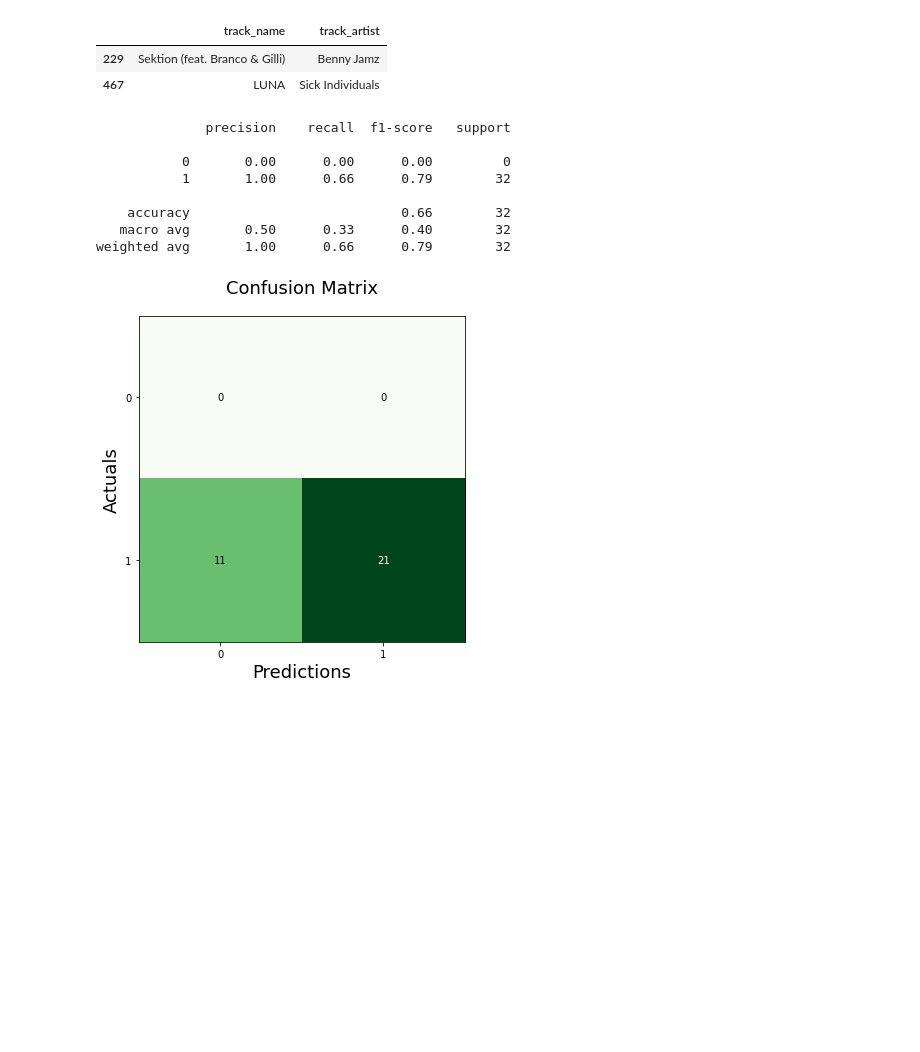
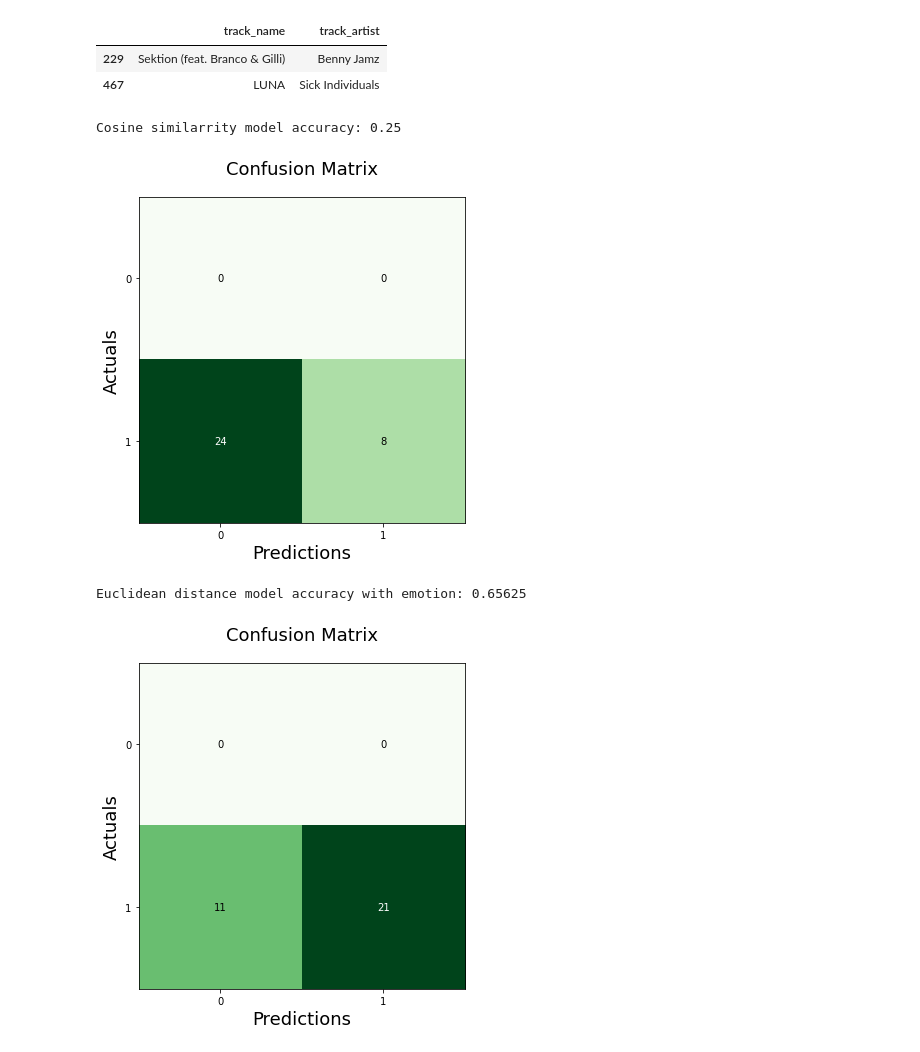
Before and after one commit to trishattah/Capstone, a Jupyter notebook: NAEmotion_GAN02Capstone-2.ipynb, the cells around one changed output. Drawn from its saved outputs; the diff is of its cells as text; code cells hidden in the pictures; blank space fills up the shorter version.

```diff
--- a/NAEmotion_GAN02Capstone-2.ipynb
+++ b/NAEmotion_GAN02Capstone-2.ipynb
@@ -815,17 +823,28 @@ def zerolistmaker(n):
+# %%
+#classification report with emotion model cosine distance
+from sklearn.metrics import accuracy_score
+conf_matrix1 = confusion_matrix(y_true=y_test, y_pred=y_pred)
+y_true = oneslistmaker(32)
+y_pred = [0,0,1,0,0,0,1,0	,1,1,0,0,0,0,0,1,1,0,0,0,0,0,0,0,0,0,0,0,1,0,0,1]
+
+print('Cosine similarrity model accuracy with emotion:',accuracy_score(y_true, y_pred))
+# %% [output]
+Cosine similarrity model accuracy: 0.25
+# %%
+fig, ax = plot_confusion_matrix(conf_mat=conf_matrix1, figsize=(6, 6), cmap=plt.cm.Greens)
+plt.xlabel('Predictions', fontsize=18)
+plt.ylabel('Actuals', fontsize=18)
+plt.title('Confusion Matrix', fontsize=18)
+plt.show()
+# %% [output]
+[figure, added]
 # %%
-from sklearn.metrics import classification_report
-target_names = zerolistmaker(32)
-y_true = zerolistmaker(32)
+#classification report with emotion model euclidean distance
+conf_matrix2 = confusion_matrix(y_true=y_test, y_pred=y_pred)
+target_names = oneslistmaker(32)
+y_true = oneslistmaker(32)
 y_pred = [1,0,1,1,1,1,0,1,0,1,0,1,0,1,0,0,0,1,1,0,1,1,1,0,1,0,1,1,1,1,1,1]
-target_names = [1,0]
-print(classification_report(y_true, y_pred))
+print('Euclidean distance model accuracy with emotion:',accuracy_score(y_true, y_pred))
 # %% [output]
-              precision    recall  f1-score   support
-
-           0       0.00      0.00      0.00         0
-           1       1.00      0.66      0.79        32
-
-    accuracy                           0.66        32
-   macro avg       0.50      0.33      0.40        32
-weighted avg       1.00      0.66      0.79        32
+Euclidean distance model accuracy with emotion: 0.65625
 # %%
```
Also changed, not shown: parts of 11 cells of this notebook.
